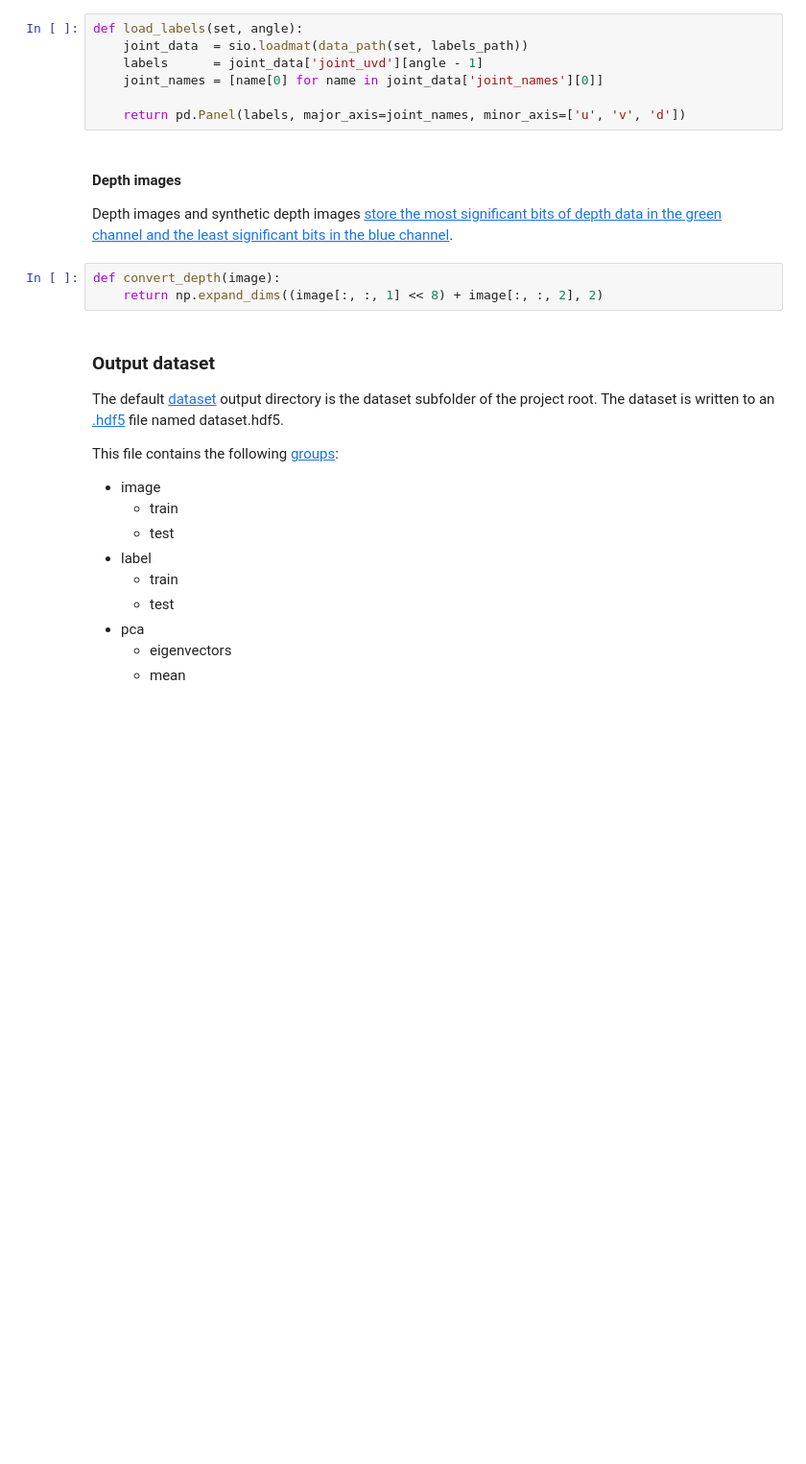
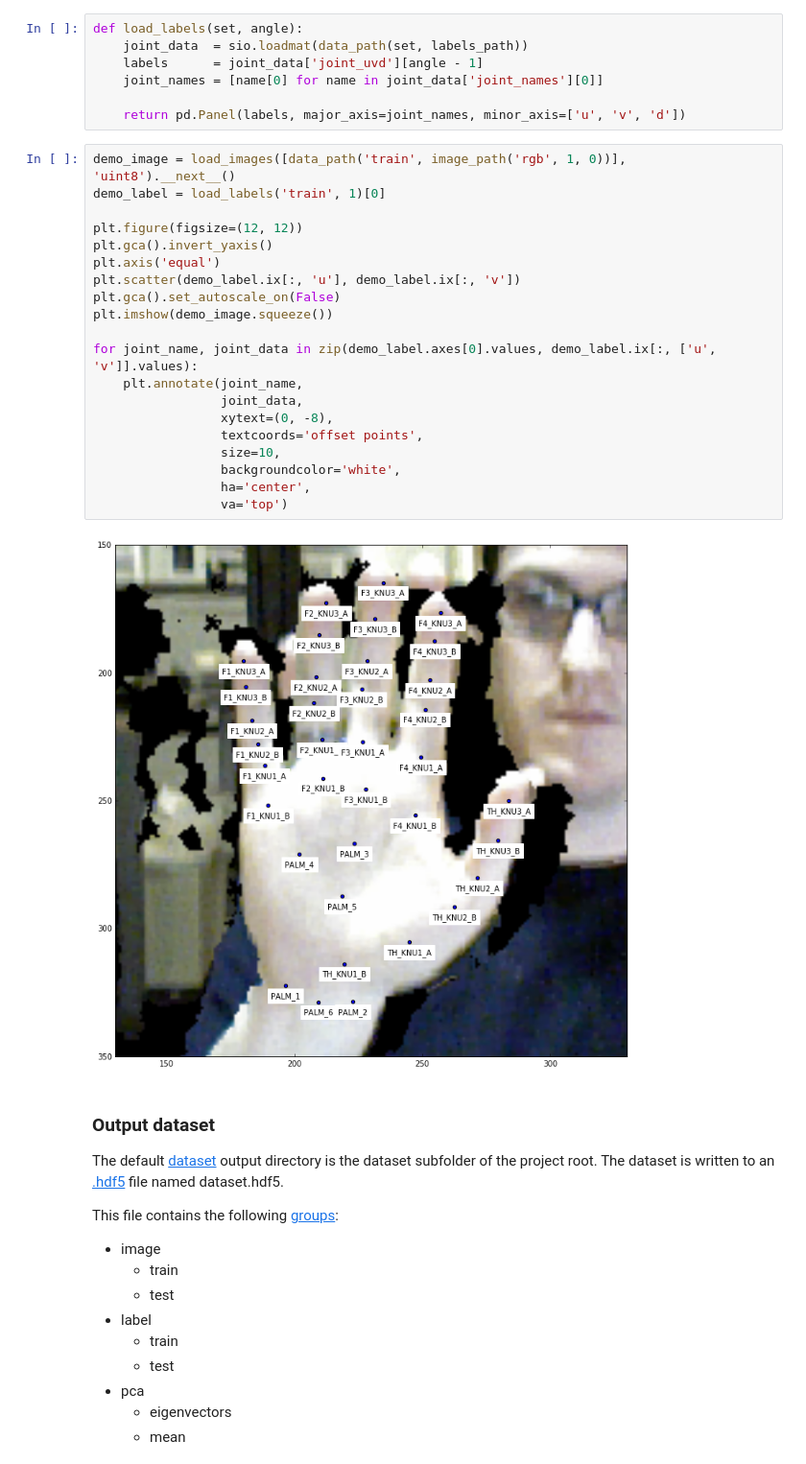
Before and after one commit to zanecodes/thesis, a Jupyter notebook: src/data.ipynb, the cells around one changed output. Shown at 96% size. Saved outputs shown, nothing was run; the diff lists cells and outputs as text; blank space fills up the shorter version.

```diff
--- a/src/data.ipynb
+++ b/src/data.ipynb
@@ -113,13 +136,28 @@ def load_labels(set, angle):
     joint_names = [name[0] for name in joint_data['joint_names'][0]]
 
     return pd.Panel(labels, major_axis=joint_names, minor_axis=['u', 'v', 'd'])
-# %% [markdown]
-#### Depth images
-
-Depth images and synthetic depth images [store the most significant bits of depth data in the green channel and the least significant bits in the blue channel](https://github.com/jsupancic/deep_hand_pose/blob/master/src/caffe/jvl.cpp#L507).
-# %%
-def convert_depth(image):
-    return np.expand_dims((image[:, :, 1] << 8) + image[:, :, 2], 2)
+# %%
+demo_image = load_images([data_path('train', image_path('rgb', 1, 0))], 'uint8').__next__()
+demo_label = load_labels('train', 1)[0]
+
+plt.figure(figsize=(12, 12))
+plt.gca().invert_yaxis()
+plt.axis('equal')
+plt.scatter(demo_label.ix[:, 'u'], demo_label.ix[:, 'v'])
+plt.gca().set_autoscale_on(False)
+plt.imshow(demo_image.squeeze())
+
+for joint_name, joint_data in zip(demo_label.axes[0].values, demo_label.ix[:, ['u', 'v']].values):
+    plt.annotate(joint_name,
+                 joint_data,
+                 xytext=(0, -8),
+                 textcoords='offset points',
+                 size=10,
+                 backgroundcolor='white',
+                 ha='center',
+                 va='top')
+# %% [output]
+[figure, added]
 # %% [markdown]
 ### Output dataset
 
```
Also changed, not shown: parts of 7 cells of this notebook.
